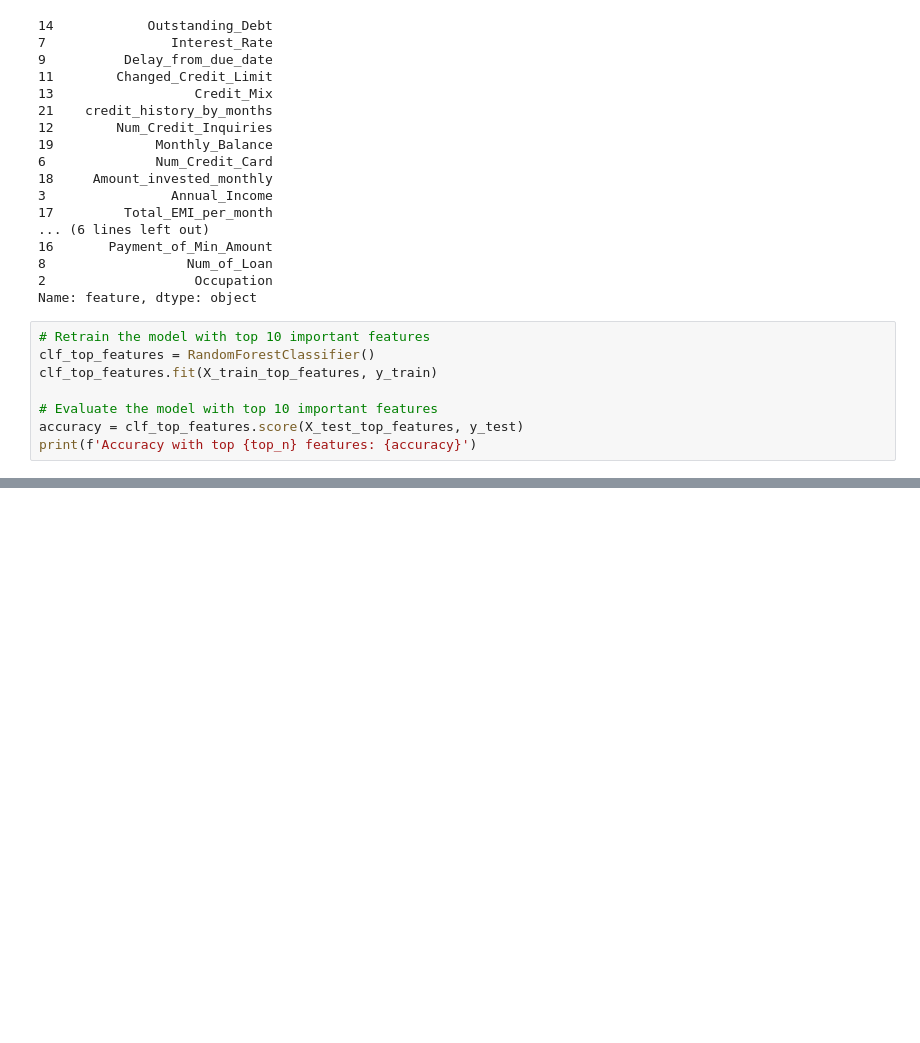
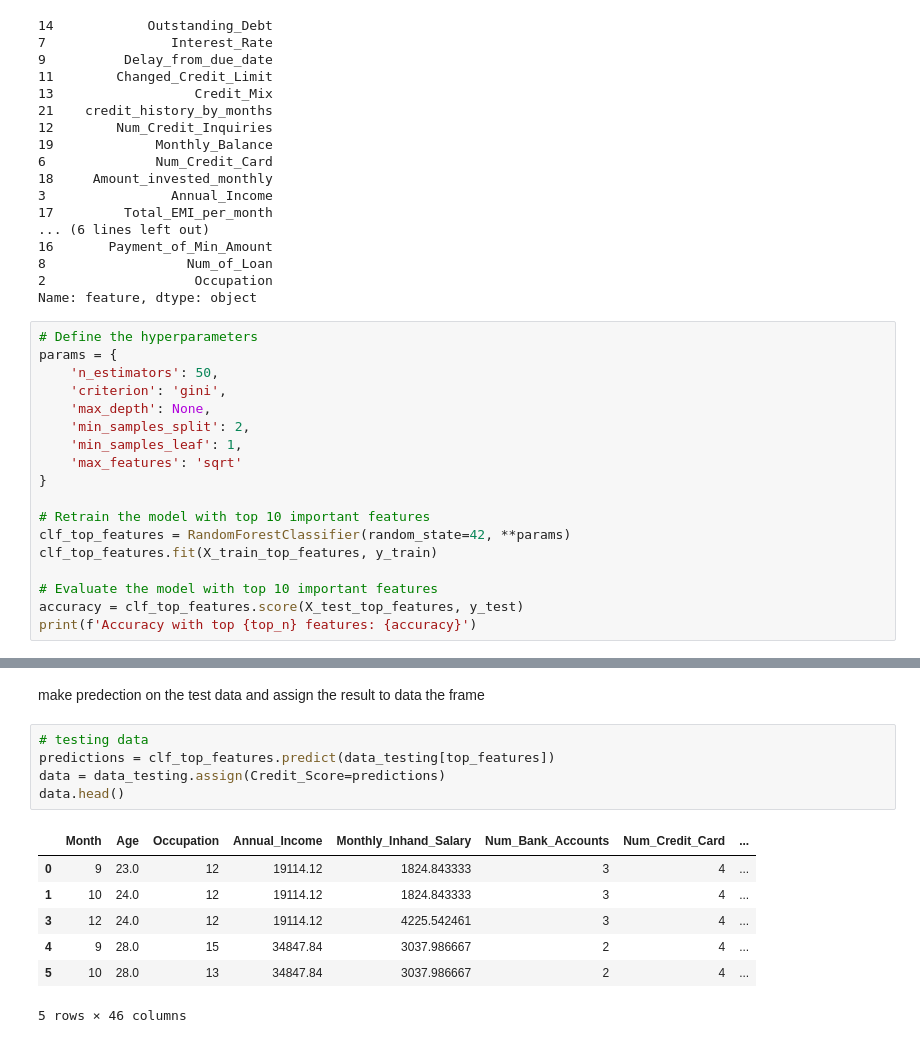
Before and after one commit to ishamel101/Credit-Score-Classification, a Jupyter notebook: Credit Score Classification.ipynb, the cells around one changed output, grey strips where cells are left out. Drawn from its saved outputs; the diff is of its cells as text; blank space fills up the shorter version.

Commit message:
modified:   Credit Score Classification.ipynb 	new file:   RandomForestClassifier.joblib

```diff
--- a/Credit Score Classification.ipynb
+++ b/Credit Score Classification.ipynb
@@ -1501,8 +1501,18 @@ X_test_top_features = X_test[top_features]
 2                   Occupation
 Name: feature, dtype: object
 # %%
+# Define the hyperparameters
+params = {
+    'n_estimators': 50,
+    'criterion': 'gini',
+    'max_depth': None,
+    'min_samples_split': 2,
+    'min_samples_leaf': 1,
+    'max_features': 'sqrt'
+}
+
 # Retrain the model with top 10 important features
-clf_top_features = RandomForestClassifier()
+clf_top_features = RandomForestClassifier(random_state=42, **params)
 clf_top_features.fit(X_train_top_features, y_train)
 
 # Evaluate the model with top 10 important features
@@ -1524 +1534,16 @@ F1 Score (weighted): 0.79
 [figure]
+# %% [markdown]
+make predection on the test data and assign the result to data the frame
+# %%
+# testing data
+predictions = clf_top_features.predict(data_testing[top_features])
+data = data_testing.assign(Credit_Score=predictions)
+data.head()
+# %% [output]
+|  | Month | Age | Occupation | Annual_Income | Monthly_Inhand_Salary | Num_Bank_Accounts | Num_Credit_Card | ... |
+| 0 | 9 | 23.0 | 12 | 19114.12 | 1824.843333 | 3 | 4 | ... |
+| 1 | 10 | 24.0 | 12 | 19114.12 | 1824.843333 | 3 | 4 | ... |
+| 3 | 12 | 24.0 | 12 | 19114.12 | 4225.542461 | 3 | 4 | ... |
+| 4 | 9 | 28.0 | 15 | 34847.84 | 3037.986667 | 2 | 4 | ... |
+| 5 | 10 | 28.0 | 13 | 34847.84 | 3037.986667 | 2 | 4 | ... |
+5 rows × 46 columns
```
Also changed, not shown: parts of 5 cells of this notebook, 1 other file.
